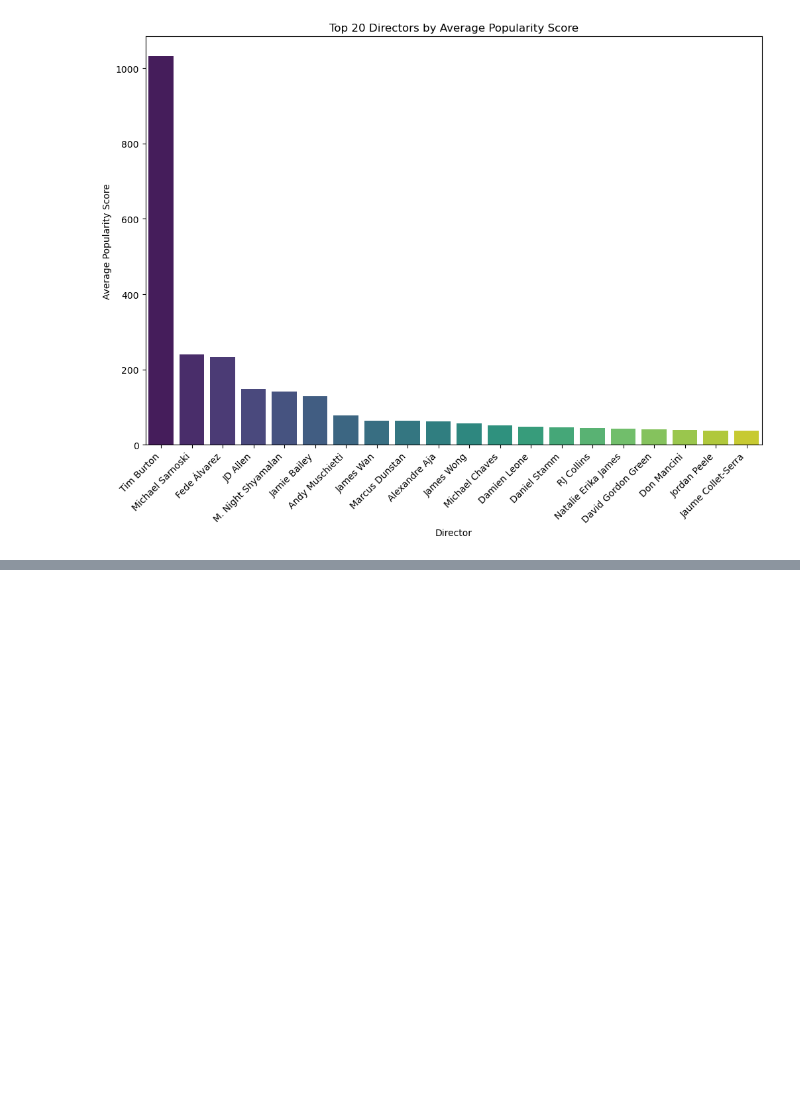
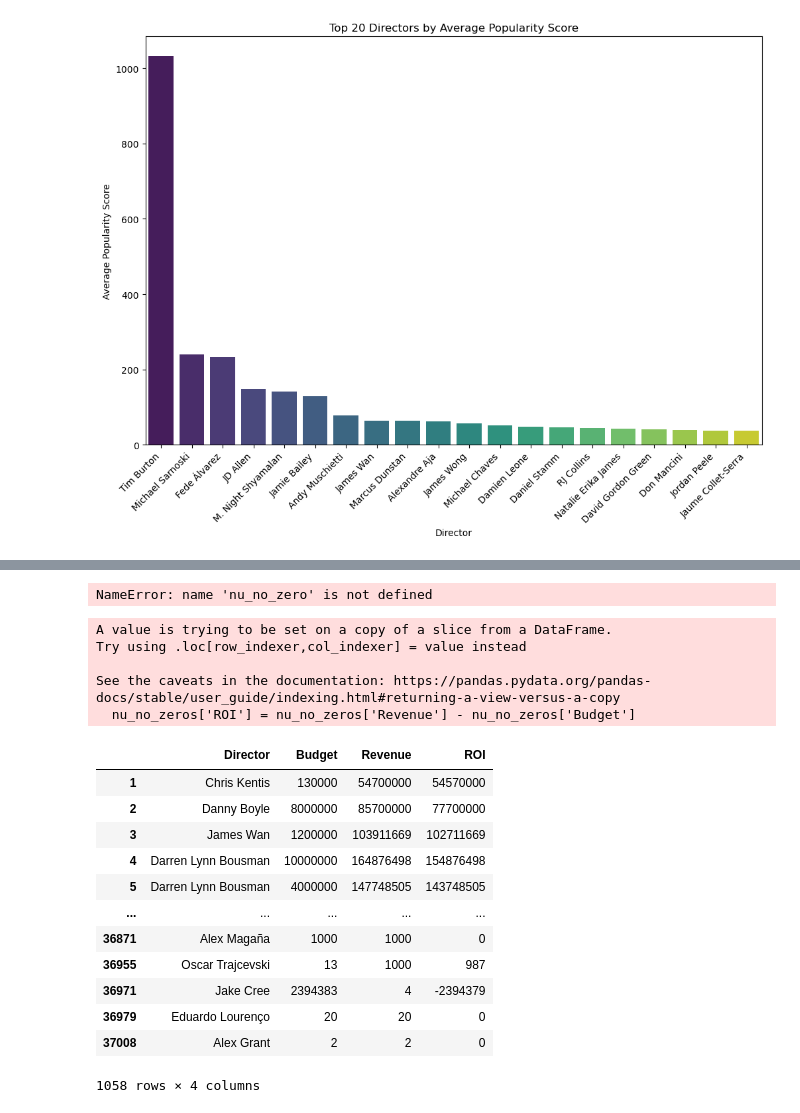
Before and after one commit to SahanJayalathQueens/Phase_2_Project, a Jupyter notebook: Notebooks/EDA_2.ipynb, the cells around one changed output, grey strips where cells are left out. Drawn from its saved outputs; the diff is of its cells as text; code cells hidden in the pictures; blank space fills up the shorter version.

```diff
--- a/Notebooks/EDA_2.ipynb
+++ b/Notebooks/EDA_2.ipynb
@@ -140,0 +175,3 @@ plt.show()
+# %%
+nu_no_nan = nu_df.dropna()
+nu_no_nan
@@ -140,0 +194,12 @@ plt.show()
+# %%
+nu_no_zero['Director' == 'Tim Burton' ]
+# %% [output]
+NameError: name 'nu_no_zero' is not defined
+# %%
+nu_no_zeros['ROI'] = nu_no_zeros['Revenue'] - nu_no_zeros['Budget']
+# %% [output]
+A value is trying to be set on a copy of a slice from a DataFrame.
+Try using .loc[row_indexer,col_indexer] = value instead
+
+See the caveats in the documentation: https://pandas.pydata.org/pandas-docs/stable/user_guide/indexing.html#returning-a-view-versus-a-copy
+  nu_no_zeros['ROI'] = nu_no_zeros['Revenue'] - nu_no_zeros['Budget']
@@ -140,0 +208,16 @@ plt.show()
+# %%
+nu_no_zeros
+# %% [output]
+|  | Director | Budget | Revenue | ROI |
+| 1 | Chris Kentis | 130000 | 54700000 | 54570000 |
+| 2 | Danny Boyle | 8000000 | 85700000 | 77700000 |
+| 3 | James Wan | 1200000 | 103911669 | 102711669 |
+| 4 | Darren Lynn Bousman | 10000000 | 164876498 | 154876498 |
+| 5 | Darren Lynn Bousman | 4000000 | 147748505 | 143748505 |
+| ... | ... | ... | ... | ... |
+| 36871 | Alex Magaña | 1000 | 1000 | 0 |
+| 36955 | Oscar Trajcevski | 13 | 1000 | 987 |
+| 36971 | Jake Cree | 2394383 | 4 | -2394379 |
+| 36979 | Eduardo Lourenço | 20 | 20 | 0 |
+| 37008 | Alex Grant | 2 | 2 | 0 |
+1058 rows × 4 columns
```
Also changed, not shown: parts of 19 cells of this notebook, 5 other files.
